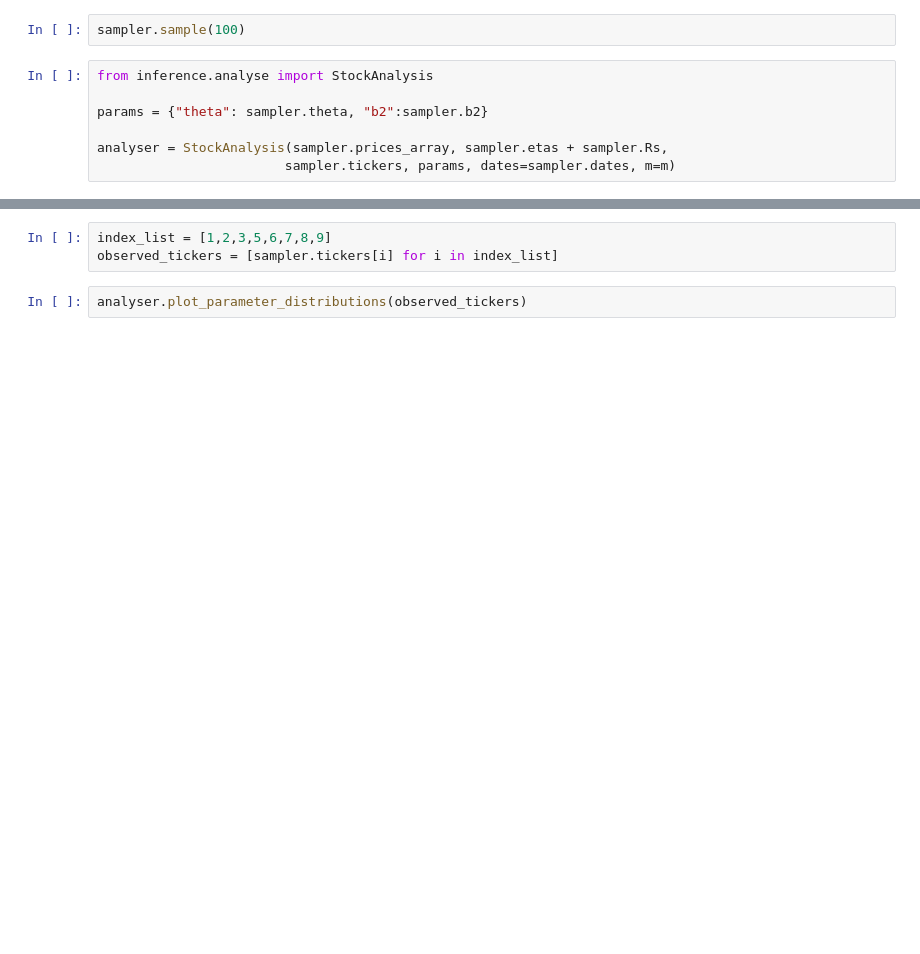
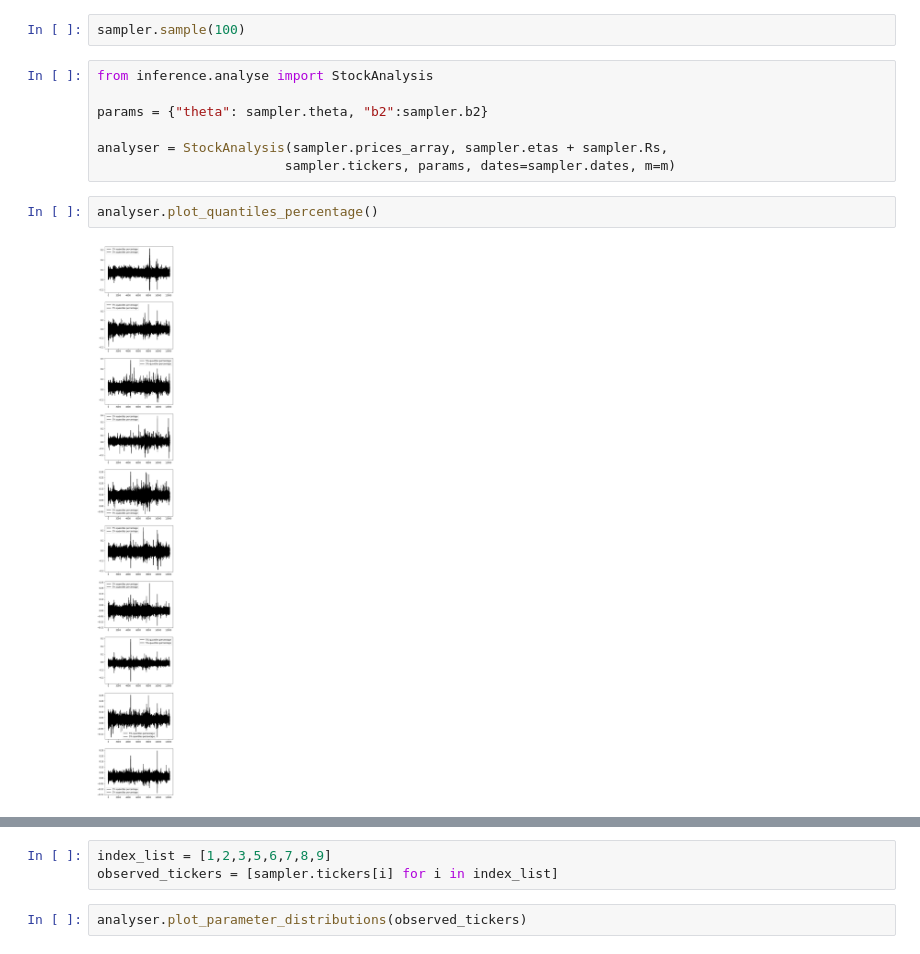
Before and after one commit to clementcome/BayesianSDE, a Jupyter notebook: main.ipynb, the cells around one changed output, grey strips where cells are left out. Drawn from its saved outputs; the diff is of its cells as text; blank space fills up the shorter version.

```diff
--- a/main.ipynb
+++ b/main.ipynb
@@ -57,6 +57,10 @@ params = {"theta": sampler.theta, "b2":sampler.b2}
 
 analyser = StockAnalysis(sampler.prices_array, sampler.etas + sampler.Rs,
                         sampler.tickers, params, dates=sampler.dates, m=m)
+# %%
+analyser.plot_quantiles_percentage()
+# %% [output]
+[figure, added]
 # %%
 analyser.plot_quantiles()
 # %% [output]
```
Also changed, not shown: parts of 3 cells of this notebook, 1 other file.
